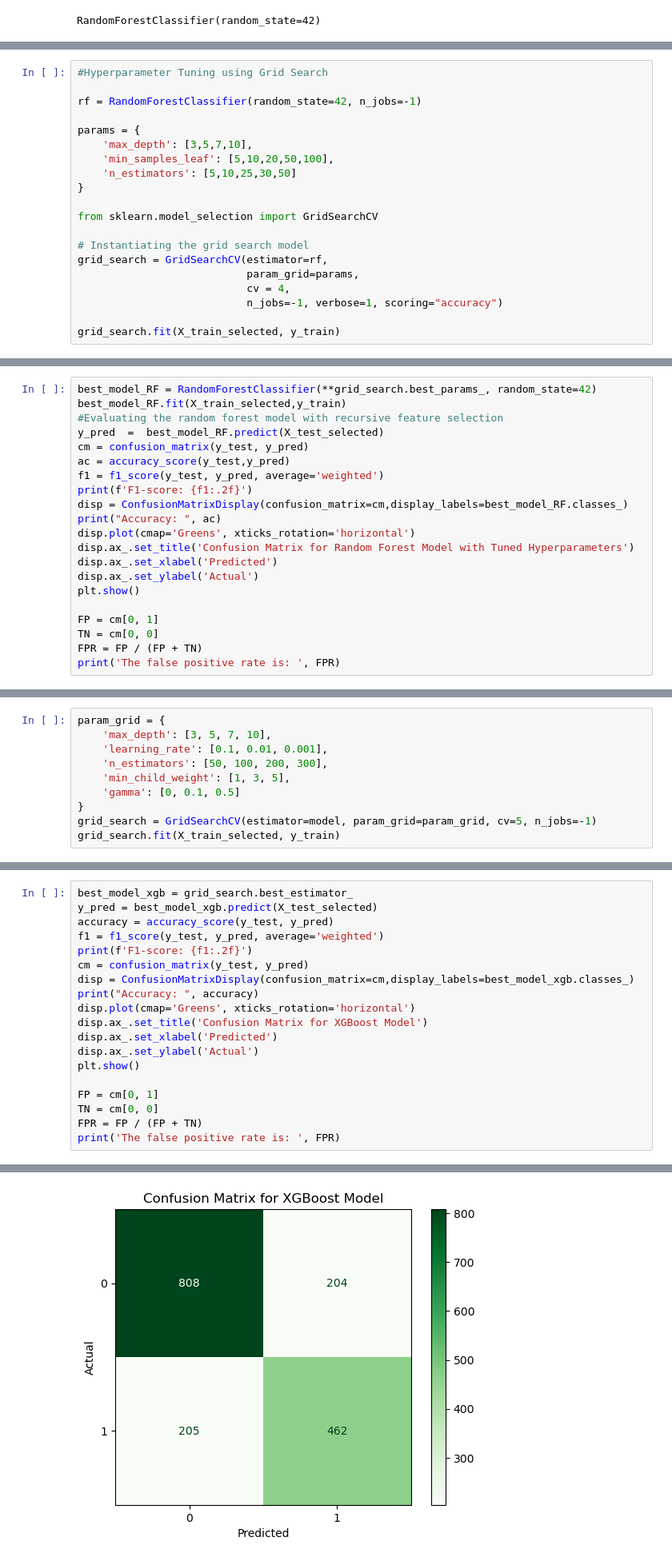
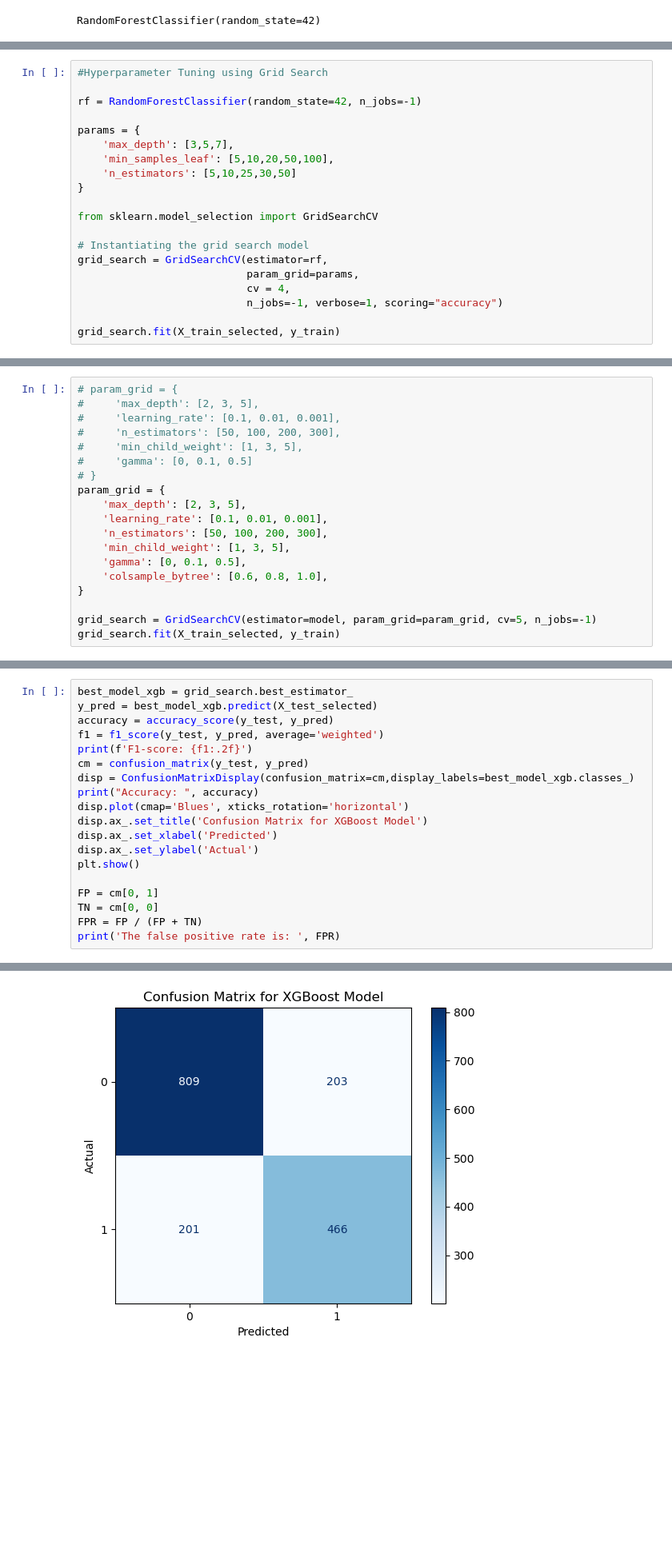
Before and after one commit to Samk104/Cinemalytics, a Jupyter notebook: Cinemalytics_Model.ipynb, the cells around one changed output, grey strips where cells are left out. Shown at 80% size. Saved outputs shown, nothing was run; the diff lists cells and outputs as text; blank space fills up the shorter version.

```diff
--- a/Cinemalytics_Model.ipynb
+++ b/Cinemalytics_Model.ipynb
@@ -328,7 +328,7 @@ The false positive rate is:  0.1808300395256917
 rf = RandomForestClassifier(random_state=42, n_jobs=-1)
 
 params = {
-    'max_depth': [3,5,7,10],
+    'max_depth': [3,5,7],
     'min_samples_leaf': [5,10,20,50,100],
     'n_estimators': [5,10,25,30,50]
 }
@@ -388,21 +401,0 @@ acc
-# %%
-best_model_RF = RandomForestClassifier(**grid_search.best_params_, random_state=42)
-best_model_RF.fit(X_train_selected,y_train)
-#Evaluating the random forest model with recursive feature selection
-y_pred  =  best_model_RF.predict(X_test_selected)
-cm = confusion_matrix(y_test, y_pred)
-ac = accuracy_score(y_test,y_pred)
-f1 = f1_score(y_test, y_pred, average='weighted')
-print(f'F1-score: {f1:.2f}')
-disp = ConfusionMatrixDisplay(confusion_matrix=cm,display_labels=best_model_RF.classes_)
-print("Accuracy: ", ac)
-disp.plot(cmap='Greens', xticks_rotation='horizontal')
-disp.ax_.set_title('Confusion Matrix for Random Forest Model with Tuned Hyperparameters')
-disp.ax_.set_xlabel('Predicted')
-disp.ax_.set_ylabel('Actual')
-plt.show()
-
-FP = cm[0, 1]
-TN = cm[0, 0]
-FPR = FP / (FP + TN)
-print('The false positive rate is: ', FPR)
@@ -434,13 +424,22 @@ Selected features: Index(['vote_average', 'vote_count', 'pc_impact', 'pcif', 'po
        'original_language_ru', 'original_language_te'],
       dtype='object')
 # %%
+# param_grid = {
+#     'max_depth': [2, 3, 5],
+#     'learning_rate': [0.1, 0.01, 0.001],
+#     'n_estimators': [50, 100, 200, 300],
+#     'min_child_weight': [1, 3, 5],
+#     'gamma': [0, 0.1, 0.5]
+# }
 param_grid = {
-    'max_depth': [3, 5, 7, 10],
+    'max_depth': [2, 3, 5],
     'learning_rate': [0.1, 0.01, 0.001],
     'n_estimators': [50, 100, 200, 300],
     'min_child_weight': [1, 3, 5],
-    'gamma': [0, 0.1, 0.5]
+    'gamma': [0, 0.1, 0.5],
+    'colsample_bytree': [0.6, 0.8, 1.0],
 }
+
 grid_search = GridSearchCV(estimator=model, param_grid=param_grid, cv=5, n_jobs=-1)
 grid_search.fit(X_train_selected, y_train)
 # %% [output]
@@ -470,7 +471,7 @@ print(f'F1-score: {f1:.2f}')
 cm = confusion_matrix(y_test, y_pred)
 disp = ConfusionMatrixDisplay(confusion_matrix=cm,display_labels=best_model_xgb.classes_)
 print("Accuracy: ", accuracy)
-disp.plot(cmap='Greens', xticks_rotation='horizontal')
+disp.plot(cmap='Blues', xticks_rotation='horizontal')
 disp.ax_.set_title('Confusion Matrix for XGBoost Model')
 disp.ax_.set_xlabel('Predicted')
 disp.ax_.set_ylabel('Actual')
@@ -486 +487 @@ Accuracy:  0.7564026206075045
-[figure, old version]
+[figure, new version]
```
Also changed, not shown: parts of 24 cells of this notebook.
